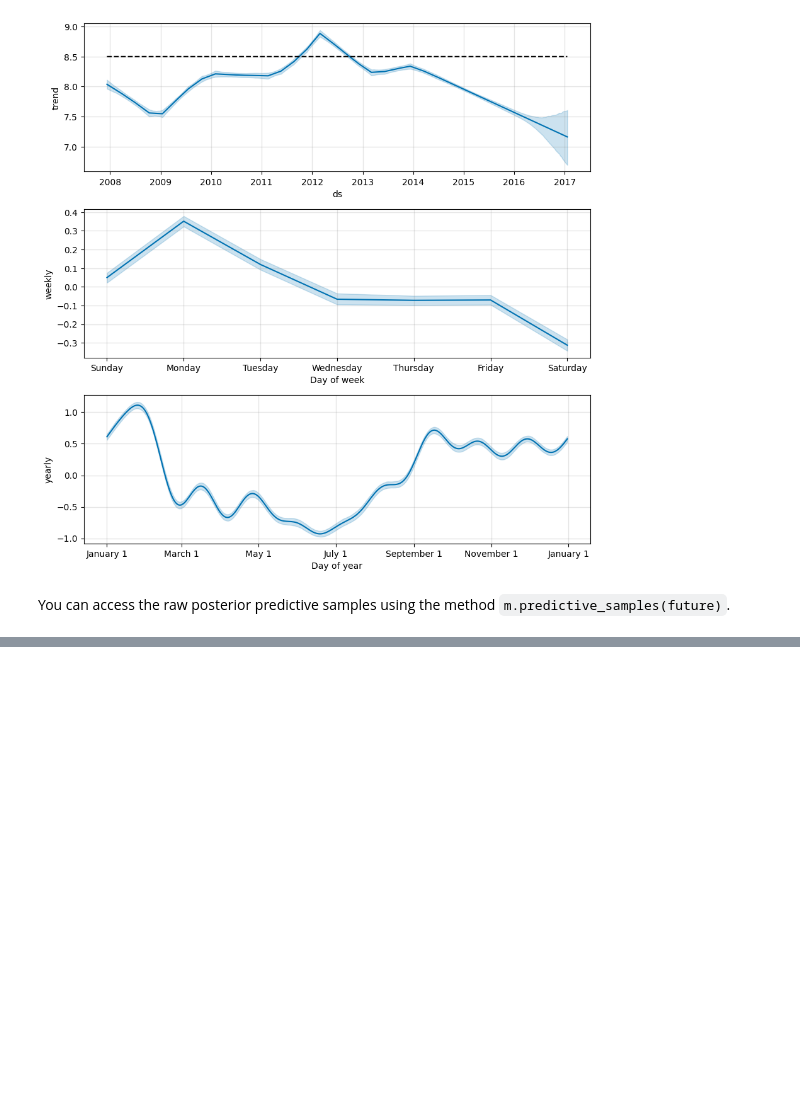
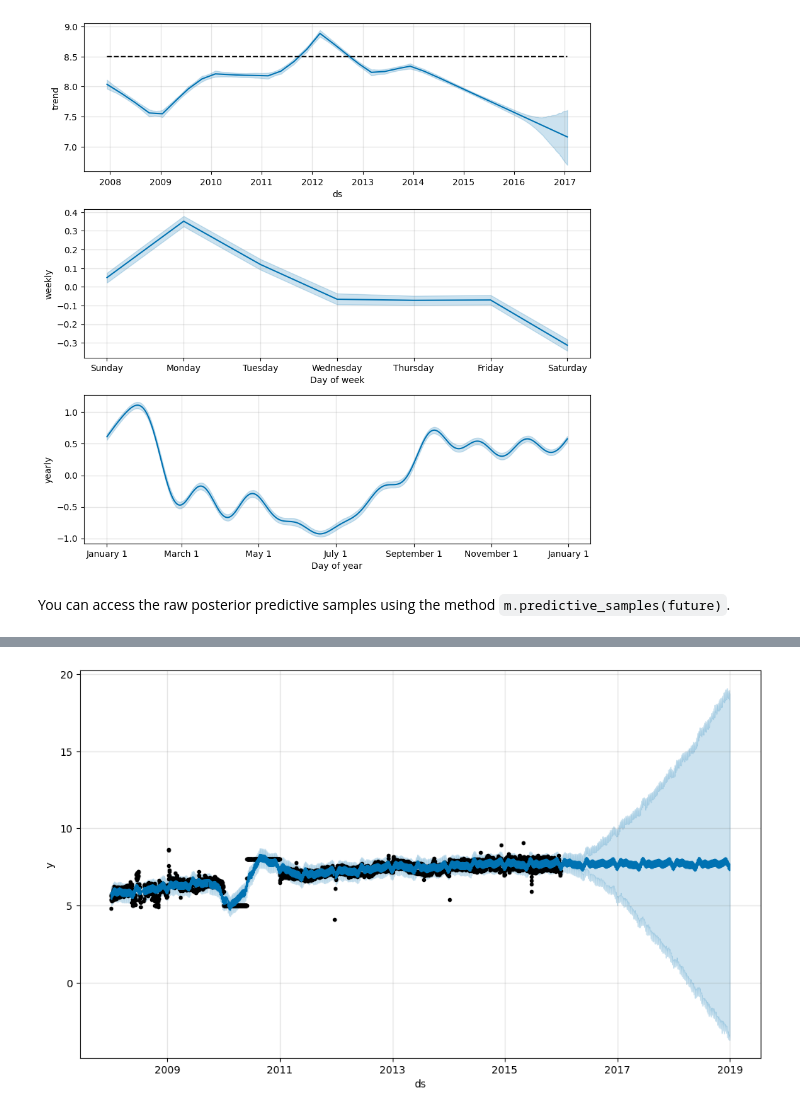
Before and after one commit to kdonavin/meta-prophet-guide, a Jupyter notebook: prophet.ipynb, the cells around one changed output, grey strips where cells are left out. Saved outputs shown, nothing was run; the diff lists cells and outputs as text; code cells hidden in the pictures; blank space fills up the shorter version.

Commit message:
added outliers section

```diff
--- a/prophet.ipynb
+++ b/prophet.ipynb
@@ -906,0 +911,9 @@ You can access the raw posterior predictive samples using the method `m.predicti
+# %%
+df = pd.read_csv('DATA/R_wiki_visits_outliers.csv')
+m = Prophet()
+m.fit(df)
+future = m.make_future_dataframe(periods=1096)
+forecast = m.predict(future)
+fig = m.plot(forecast)
+# %% [output]
+[figure, added]
```
Also changed, not shown: parts of 8 cells of this notebook.
